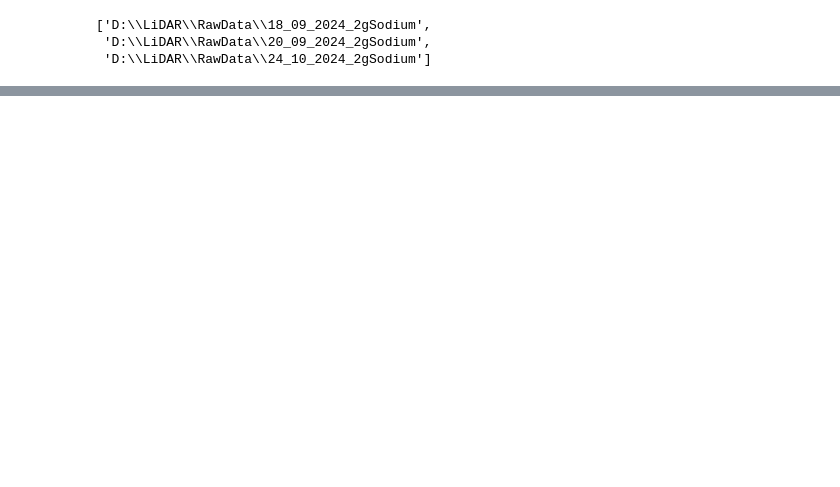
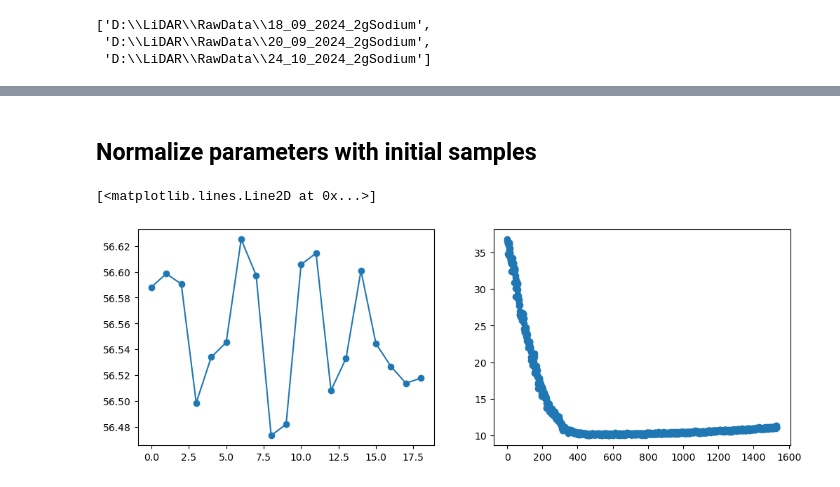
Before and after one commit to muthuganeshece/MLProjects, a Jupyter notebook: LIDAR/Notebook/StatisticalConversion.ipynb, the cells around one changed output, grey strips where cells are left out. Cells and saved outputs as stored; diff of their text form; code cells hidden in the pictures; blank space fills up the shorter version.

```diff
--- a/LIDAR/Notebook/StatisticalConversion.ipynb
+++ b/LIDAR/Notebook/StatisticalConversion.ipynb
@@ -46,17 +59,0 @@ folder_list
-# %%
-def StatisticalCalc(frame):
-    params = []
-    for ind in range(frame.shape[-1]):
-        data = frame[:,:,ind].flatten()
-        meanval = np.mean(data)
-        varval = np.std(data)
-        medval = np.median(data)
-        q1val = np.percentile(data, 25)
-        q3val = np.percentile(data, 75)
-        minval = np.min(data)
-        maxval = np.max(data)
-        ptsval = np.count_nonzero(data)
-        skewval = skew(data)
-        kurtval = kurtosis(data)
-        params.extend([meanval, varval, minval, q1val, medval, q3val, maxval, skewval, kurtval, ptsval])
-    return params
@@ -315,0 +426,17 @@ sns.barplot(data=df_degen[df_degen['Exp'] == '18_09_2024_2gSodium'], y='MeanSig'
+# %%
+df_exp4[param_colums] = df_exp4[param_colums].astype(float)
+# %% [markdown]
+## Normalize parameters with initial samples
+# %%
+df_exp4_samples = df_exp4[(df_exp4['Folder'] != '00') & (df_exp4['Folder'] != 'BG')].reset_index(drop=True).copy()
+df_exp4_BG = df_exp4[df_exp4['Folder'] == 'BG'].reset_index(drop=True).copy()
+df_exp4_Gen = df_exp4[df_exp4['Mode'] == 'Gen'].reset_index(drop=True).copy()
+# %%
+plt.figure(figsize=(12,4))
+plt.subplot(1,2,1)
+plt.plot(df_exp4_BG['MeanSig'], marker='o')
+plt.subplot(1,2,2)
+plt.plot(df_exp4_Gen['MeanSig'], marker='o')
+# %% [output]
+[<matplotlib.lines.Line2D at 0x...>]
+[figure, added]
```
Also changed, not shown: parts of 66 cells of this notebook.
